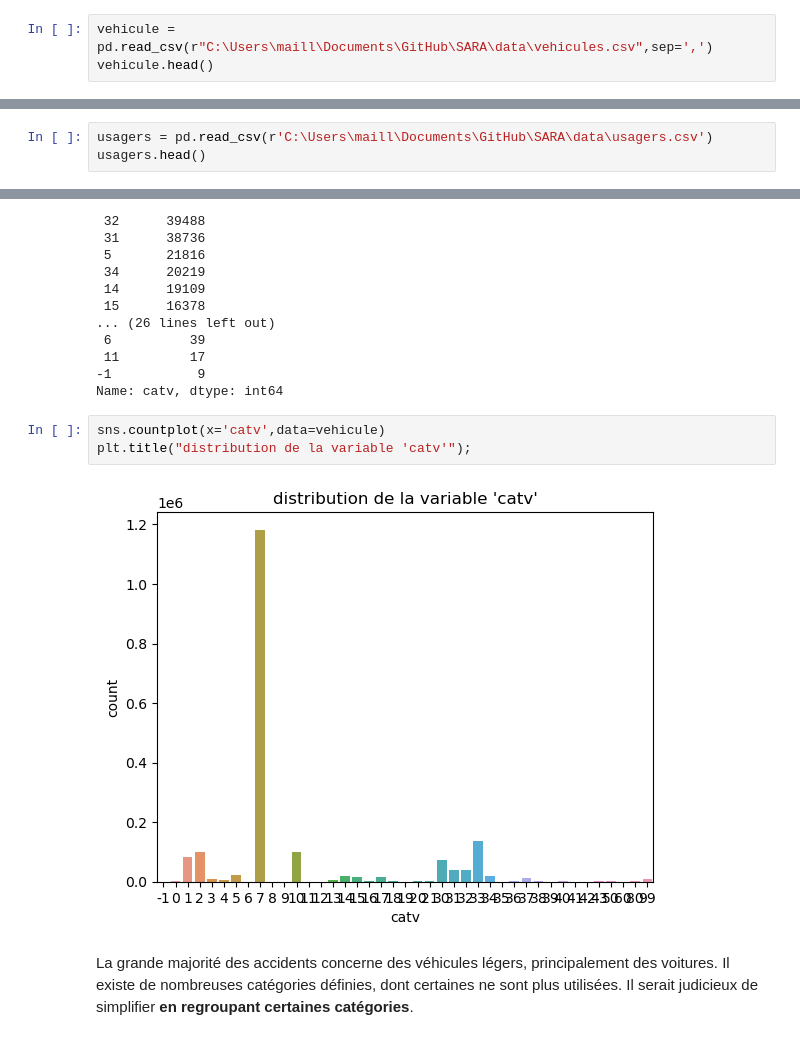
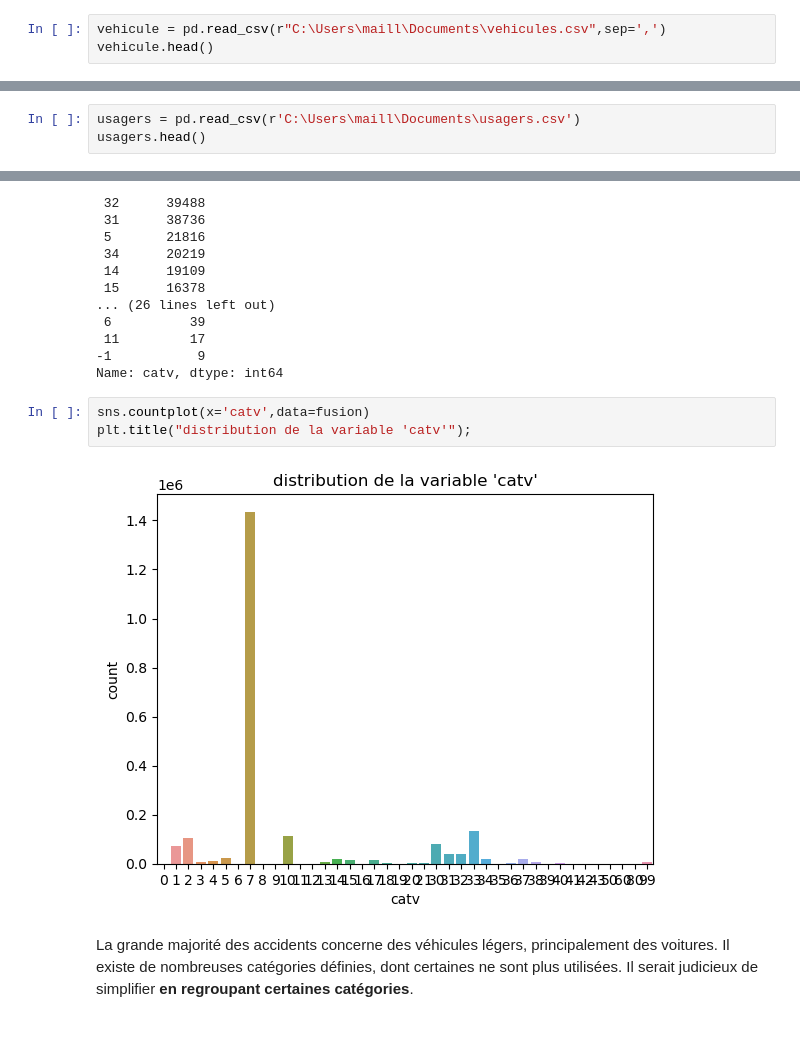
Before and after one commit to DataScientest-Studio/MAR23_CDS_Accidents_Routier-, a Jupyter notebook: notebooks/vehicule_exploration_données.ipynb, the cells around one changed output, grey strips where cells are left out. Cells and saved outputs as stored; diff of their text form.

```diff
--- a/notebooks/vehicule_exploration_données.ipynb
+++ b/notebooks/vehicule_exploration_données.ipynb
@@ -17,7 +17,7 @@ def V_Cramer(table, N):
 # %% [markdown]
 <h1>Importation des jeux de données</h1>
 # %%
-vehicule = pd.read_csv(r"C:\Users\maill\Documents\GitHub\SARA\data\vehicules.csv",sep=',')
+vehicule = pd.read_csv(r"C:\Users\maill\Documents\vehicules.csv",sep=',')
 vehicule.head()
 # %% [output]
 |  | Unnamed: 0 | num_acc | senc | catv | occutc | obs | obsm | choc | manv | num_veh | annee | ... |
@@ -27,7 +27,7 @@ vehicule.head()
 | 3 | 4 | 200500000002 | 0.0 | 2 | 0.0 | 0.0 | 2.0 | 1.0 | 1.0 | B02 | 2005 | ... |
 | 4 | 5 | 200500000003 | 0.0 | 2 | 0.0 | 0.0 | 2.0 | 1.0 | 1.0 | A01 | 2005 | ... |
 # %%
-usagers = pd.read_csv(r'C:\Users\maill\Documents\GitHub\SARA\data\usagers.csv')
+usagers = pd.read_csv(r'C:\Users\maill\Documents\usagers.csv')
 usagers.head()
 # %% [output]
 |  | Unnamed: 0 | num_acc | place | catu | grav | sexe | trajet | secu | locp | actp | etatp | ... |
@@ -266,10 +288,10 @@ vehicule['catv'].value_counts()
 -1           9
 Name: catv, dtype: int64
 # %%
-sns.countplot(x='catv',data=vehicule)
+sns.countplot(x='catv',data=fusion)
 plt.title("distribution de la variable 'catv'");
 # %% [output]
-[figure, old version]
+[figure, new version]
 # %% [markdown]
 La grande majorité des accidents concerne des véhicules légers, principalement des voitures. Il existe de nombreuses catégories définies, dont certaines ne sont plus utilisées. Il serait judicieux de simplifier <b>en regroupant certaines catégories</b>.
 # %% [markdown]
```
Also changed, not shown: parts of 9 cells of this notebook.
